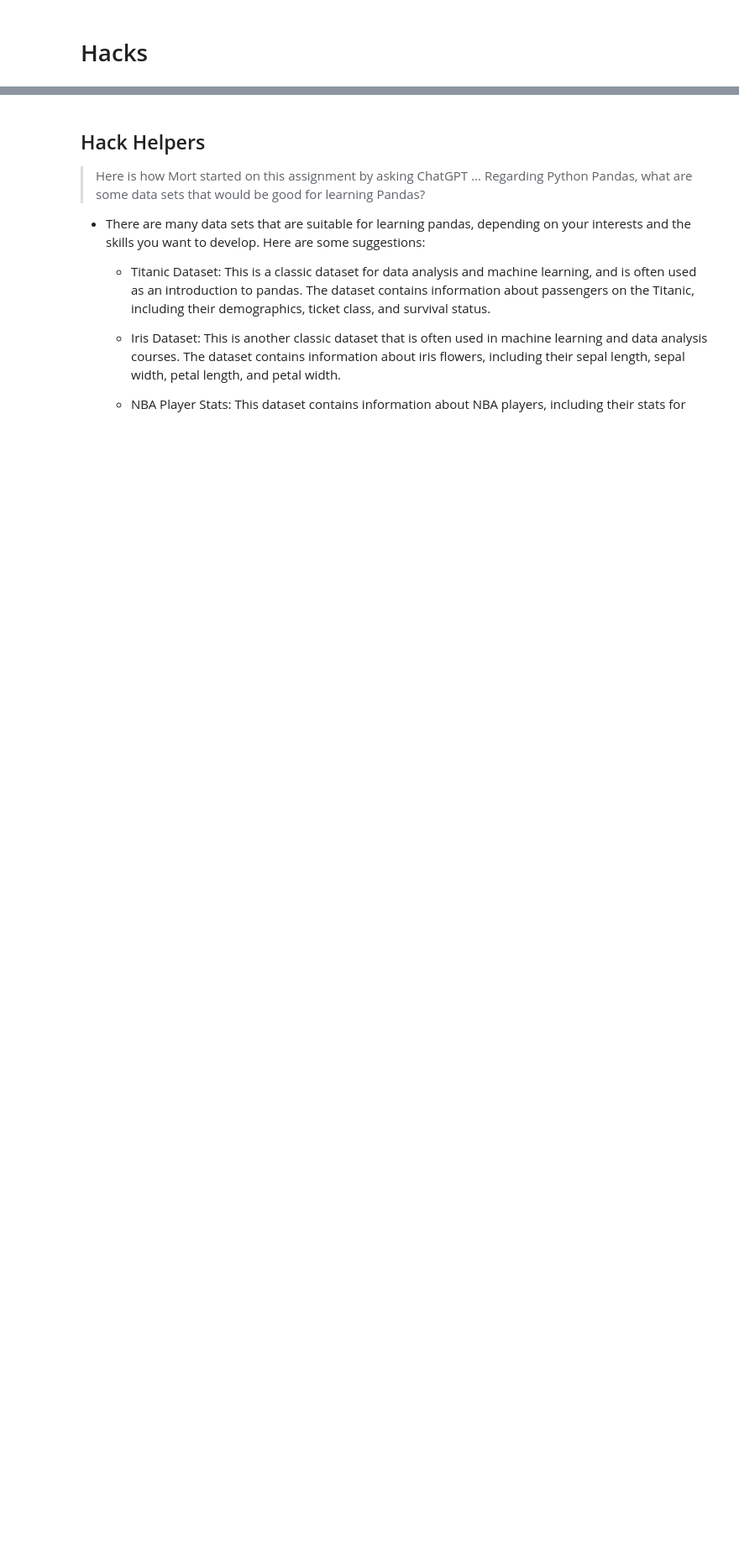
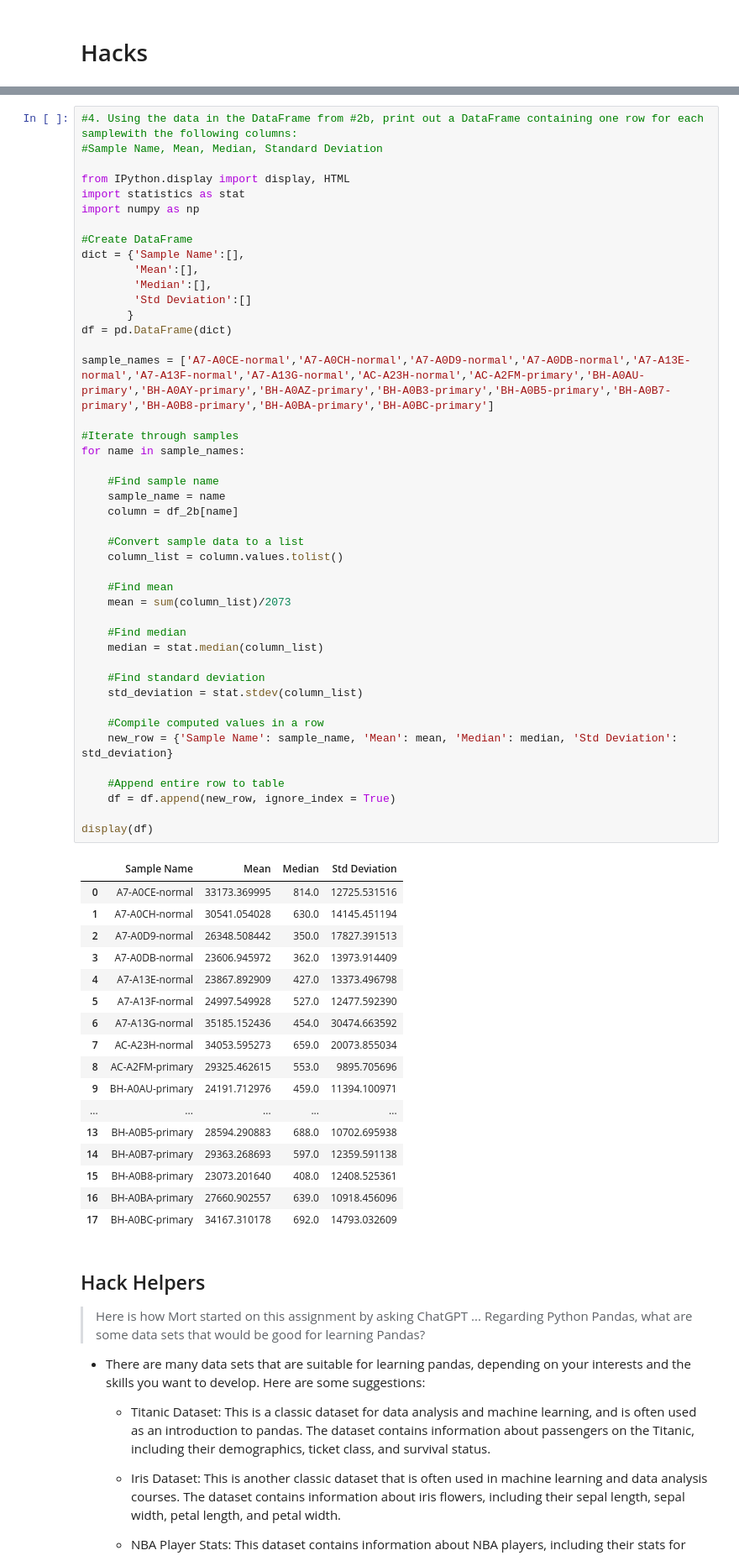
Before and after one commit to e-shen2022/APCSP_Blog, a Jupyter notebook: _notebooks/2023-03-09-AP-unit2-3.ipynb, the cells around one changed output, grey strips where cells are left out. Shown at 84% size. Cells and saved outputs as stored; diff of their text form; blank space fills up the shorter version.

```diff
--- a/_notebooks/2023-03-09-AP-unit2-3.ipynb
+++ b/_notebooks/2023-03-09-AP-unit2-3.ipynb
@@ -307,3 +392,65 @@ fetch()
+# %%
+#4. Using the data in the DataFrame from #2b, print out a DataFrame containing one row for each samplewith the following columns:
+#Sample Name, Mean, Median, Standard Deviation
+
+from IPython.display import display, HTML
+import statistics as stat
+import numpy as np
+
+#Create DataFrame
+dict = {'Sample Name':[],
+        'Mean':[],
+        'Median':[],
+        'Std Deviation':[]
+       }
+df = pd.DataFrame(dict)
+
+sample_names = ['A7-A0CE-normal','A7-A0CH-normal','A7-A0D9-normal','A7-A0DB-normal','A7-A13E-normal','A7-A13F-normal','A7-A13G-normal','AC-A23H-normal','AC-A2FM-primary','BH-A0AU-primary','BH-A0AY-primary','BH-A0AZ-primary','BH-A0B3-primary','BH-A0B5-primary','BH-A0B7-primary','BH-A0B8-primary','BH-A0BA-primary','BH-A0BC-primary']
+
+#Iterate through samples
+for name in sample_names:
+
+    #Find sample name
+    sample_name = name
+    column = df_2b[name]
+
+    #Convert sample data to a list
+    column_list = column.values.tolist()
+
+    #Find mean
+    mean = sum(column_list)/2073
+
+    #Find median
+    median = stat.median(column_list)
+
+    #Find standard deviation
+    std_deviation = stat.stdev(column_list)
+
+    #Compile computed values in a row
+    new_row = {'Sample Name': sample_name, 'Mean': mean, 'Median': median, 'Std Deviation': std_deviation}
+
+    #Append entire row to table
+    df = df.append(new_row, ignore_index = True)
+
+display(df)
+# %% [output]
+|  | Sample Name | Mean | Median | Std Deviation |
+| 0 | A7-A0CE-normal | 33173.369995 | 814.0 | 12725.531516 |
+| 1 | A7-A0CH-normal | 30541.054028 | 630.0 | 14145.451194 |
+| 2 | A7-A0D9-normal | 26348.508442 | 350.0 | 17827.391513 |
+| 3 | A7-A0DB-normal | 23606.945972 | 362.0 | 13973.914409 |
+| 4 | A7-A13E-normal | 23867.892909 | 427.0 | 13373.496798 |
+| 5 | A7-A13F-normal | 24997.549928 | 527.0 | 12477.592390 |
+| 6 | A7-A13G-normal | 35185.152436 | 454.0 | 30474.663592 |
+| 7 | AC-A23H-normal | 34053.595273 | 659.0 | 20073.855034 |
+| 8 | AC-A2FM-primary | 29325.462615 | 553.0 | 9895.705696 |
+| 9 | BH-A0AU-primary | 24191.712976 | 459.0 | 11394.100971 |
+| ... | ... | ... | ... | ... |
+| 13 | BH-A0B5-primary | 28594.290883 | 688.0 | 10702.695938 |
+| 14 | BH-A0B7-primary | 29363.268693 | 597.0 | 12359.591138 |
+| 15 | BH-A0B8-primary | 23073.201640 | 408.0 | 12408.525361 |
+| 16 | BH-A0BA-primary | 27660.902557 | 639.0 | 10918.456096 |
+| 17 | BH-A0BC-primary | 34167.310178 | 692.0 | 14793.032609 |
 # %% [markdown]
 ## Hack Helpers
 > Here is how Mort started on this assignment by asking ChatGPT  ... Regarding Python Pandas, what are some data sets that would be good for learning Pandas?
```
Also changed, not shown: parts of 6 cells of this notebook, 1 other file.
